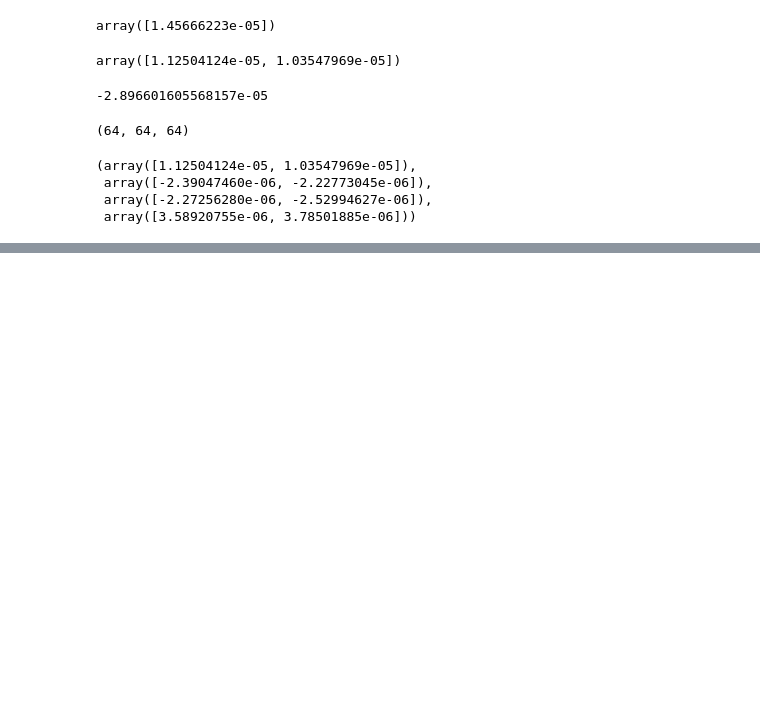
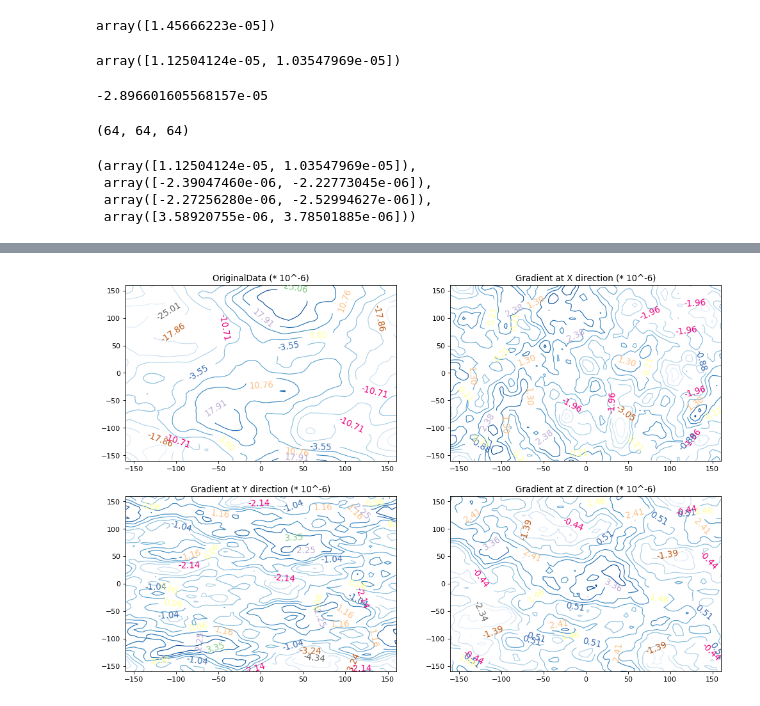
Before and after one commit to drnesr/GridInterpolation, a Jupyter notebook: Trials.ipynb, the cells around one changed output, grey strips where cells are left out. Drawn from its saved outputs; the diff is of its cells as text; code cells hidden in the pictures; blank space fills up the shorter version.

```diff
--- a/Trials.ipynb
+++ b/Trials.ipynb
@@ -61,0 +137,5 @@ get_val_and_grads(pts)
+# %%
+# Test 2
+draw_contour_at_sectionXY(0, x, y, filled=False)
+# %% [output]
+[figure, added]
```
Also changed, not shown: parts of 7 cells of this notebook.
